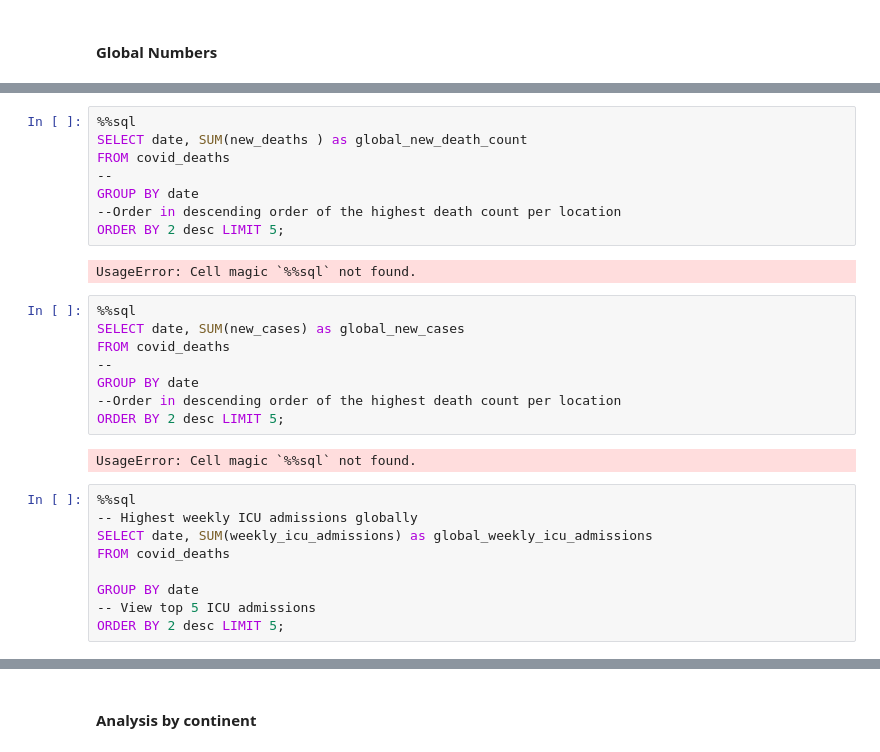
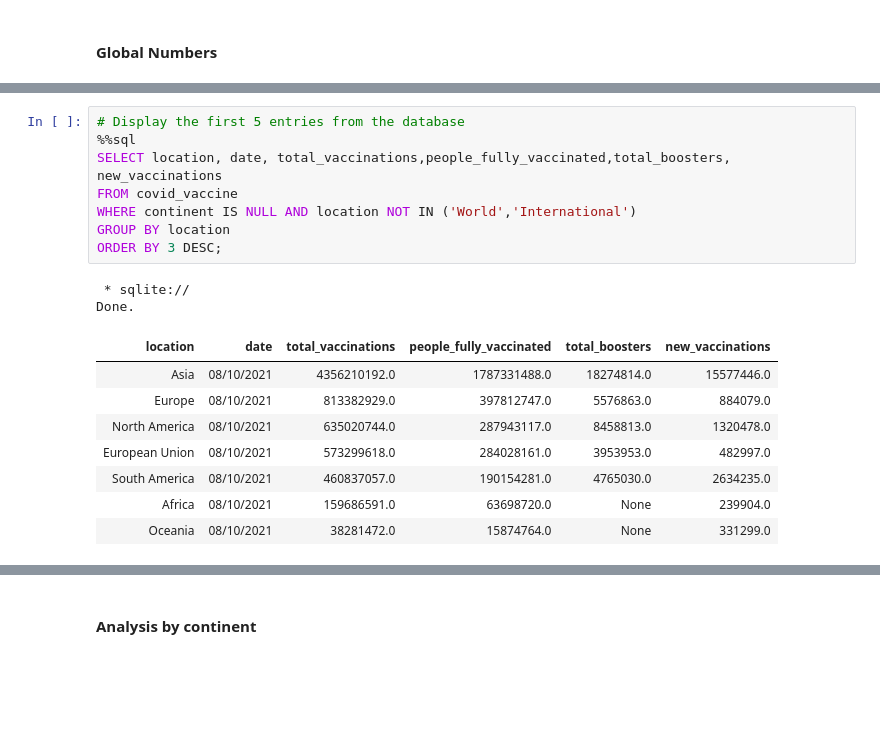
Before and after one commit to MaureenGatu/Data-Analysis, a Jupyter notebook: Global_data_on_confirmed_COVID_19_deaths.ipynb, the cells around one changed output, grey strips where cells are left out. Cells and saved outputs as stored; diff of their text form; blank space fills up the shorter version.

```diff
--- a/Global_data_on_confirmed_COVID_19_deaths.ipynb
+++ b/Global_data_on_confirmed_COVID_19_deaths.ipynb
@@ -744,32 +744,22 @@ Done.
 | AFG | Asia | Afghanistan | 26/02/2020 | None | None | None | None | ... |
 | AFG | Asia | Afghanistan | 27/02/2020 | None | None | None | None | ... |
 | AFG | Asia | Afghanistan | 28/02/2020 | None | None | None | None | ... |
-# %%
-%%sql
-SELECT date, SUM(new_deaths	) as global_new_death_count
-FROM covid_deaths
---
-GROUP BY date
---Order in descending order of the highest death count per location
-ORDER BY 2 desc LIMIT 5;
-# %% [output]
-UsageError: Cell magic `%%sql` not found.
-# %%
-%%sql
-SELECT date, SUM(new_cases) as global_new_cases
-FROM covid_deaths
---
-GROUP BY date
---Order in descending order of the highest death count per location
-ORDER BY 2 desc LIMIT 5;
-# %% [output]
-UsageError: Cell magic `%%sql` not found.
-# %%
-%%sql
--- Highest weekly ICU admissions globally
-SELECT date, SUM(weekly_icu_admissions) as global_weekly_icu_admissions
-FROM covid_deaths
-
-GROUP BY date
--- View top 5 ICU admissions
-ORDER BY 2 desc LIMIT 5;
+# %%
+# Display the first 5 entries from the database
+%%sql
+SELECT location, date, total_vaccinations,people_fully_vaccinated,total_boosters, new_vaccinations
+FROM covid_vaccine
+WHERE continent IS NULL AND location NOT IN ('World','International')
+GROUP BY location
+ORDER BY 3 DESC;
+# %% [output]
+ * sqlite://
+Done.
+| location | date | total_vaccinations | people_fully_vaccinated | total_boosters | new_vaccinations |
+| Asia | 08/10/2021 | 4356210192.0 | 1787331488.0 | 18274814.0 | 15577446.0 |
+| Europe | 08/10/2021 | 813382929.0 | 397812747.0 | 5576863.0 | 884079.0 |
+| North America | 08/10/2021 | 635020744.0 | 287943117.0 | 8458813.0 | 1320478.0 |
+| European Union | 08/10/2021 | 573299618.0 | 284028161.0 | 3953953.0 | 482997.0 |
+| South America | 08/10/2021 | 460837057.0 | 190154281.0 | 4765030.0 | 2634235.0 |
+| Africa | 08/10/2021 | 159686591.0 | 63698720.0 | None | 239904.0 |
+| Oceania | 08/10/2021 | 38281472.0 | 15874764.0 | None | 331299.0 |
```
Also changed, not shown: parts of 17 cells of this notebook.
